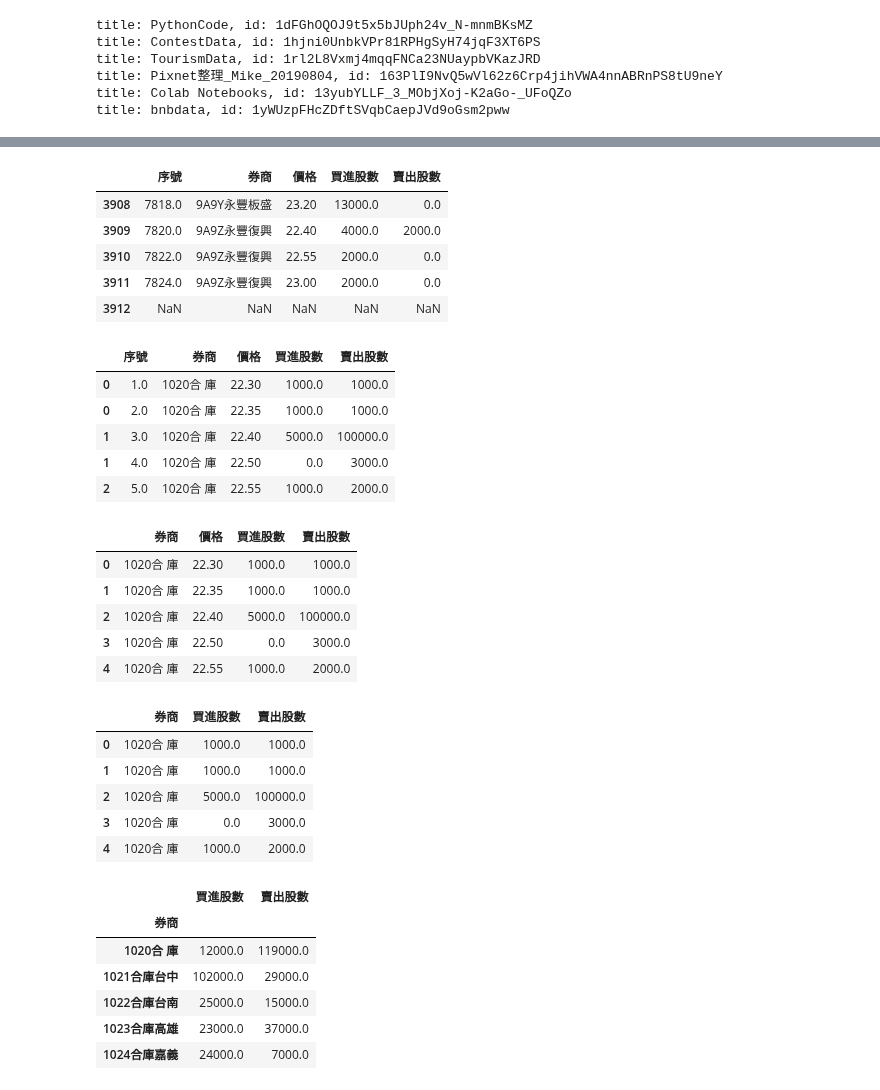
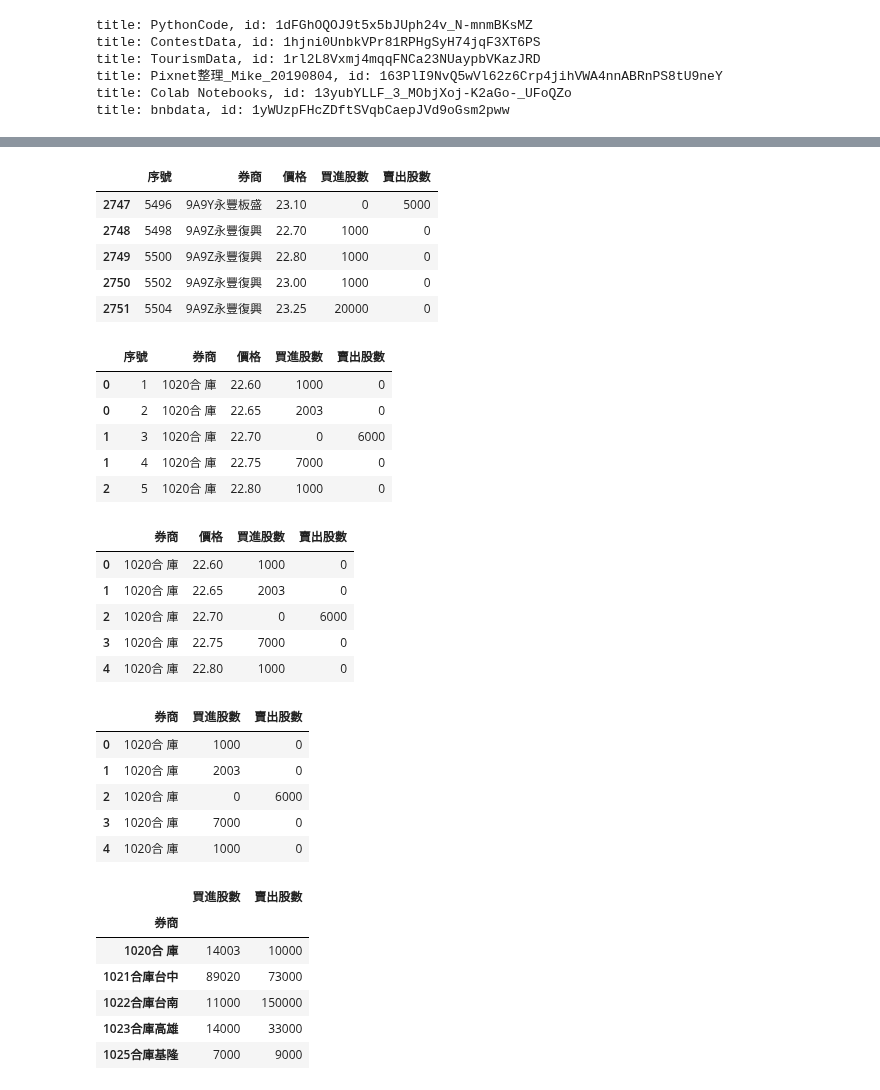
Before and after one commit to cwcheng0/practicepython, a Jupyter notebook: TaiwanStockCount.ipynb, the cells around one changed output, grey strips where cells are left out. Saved outputs shown, nothing was run; the diff lists cells and outputs as text; code cells hidden in the pictures.

```diff
--- a/TaiwanStockCount.ipynb
+++ b/TaiwanStockCount.ipynb
@@ -50,7 +50,7 @@ title: bnbdata, id: 1yWUzpFHcZDftSVqbCaepJVd9oGsm2pww
 # %%
 # Check first 5 rows in a file
 # from tabula import
-df = pd.read_csv(r'/content/gdrive/My Drive/ContestData/FinanceData/2353_20200811.csv',encoding='utf-8')
+df = pd.read_csv(r'/content/gdrive/My Drive/ContestData/FinanceData/2353_20200813.csv',encoding='utf-8')
 
 # delete first 2 rows
 # df.drop(1,0,inplace=True)
@@ -127,58 +127,58 @@ df3.head()
 df3.tail()
 # %% [output]
 |  | 序號 | 券商 | 價格 | 買進股數 | 賣出股數 |
-| 3908 | 7818.0 | 9A9Y永豐板盛 | 23.20 | 13000.0 | 0.0 |
-| 3909 | 7820.0 | 9A9Z永豐復興 | 22.40 | 4000.0 | 2000.0 |
-| 3910 | 7822.0 | 9A9Z永豐復興 | 22.55 | 2000.0 | 0.0 |
-| 3911 | 7824.0 | 9A9Z永豐復興 | 23.00 | 2000.0 | 0.0 |
-| 3912 | NaN | NaN | NaN | NaN | NaN |
+| 2747 | 5496 | 9A9Y永豐板盛 | 23.10 | 0 | 5000 |
+| 2748 | 5498 | 9A9Z永豐復興 | 22.70 | 1000 | 0 |
+| 2749 | 5500 | 9A9Z永豐復興 | 22.80 | 1000 | 0 |
+| 2750 | 5502 | 9A9Z永豐復興 | 23.00 | 1000 | 0 |
+| 2751 | 5504 | 9A9Z永豐復興 | 23.25 | 20000 | 0 |
 # %%
 # Sort data
 df4 = df3.sort_values(by=['序號'])
 df4.head()
 # %% [output]
 |  | 序號 | 券商 | 價格 | 買進股數 | 賣出股數 |
-| 0 | 1.0 | 1020合 庫 | 22.30 | 1000.0 | 1000.0 |
-| 0 | 2.0 | 1020合 庫 | 22.35 | 1000.0 | 1000.0 |
-| 1 | 3.0 | 1020合 庫 | 22.40 | 5000.0 | 100000.0 |
-| 1 | 4.0 | 1020合 庫 | 22.50 | 0.0 | 3000.0 |
-| 2 | 5.0 | 1020合 庫 | 22.55 | 1000.0 | 2000.0 |
+| 0 | 1 | 1020合 庫 | 22.60 | 1000 | 0 |
+| 0 | 2 | 1020合 庫 | 22.65 | 2003 | 0 |
+| 1 | 3 | 1020合 庫 | 22.70 | 0 | 6000 |
+| 1 | 4 | 1020合 庫 | 22.75 | 7000 | 0 |
+| 2 | 5 | 1020合 庫 | 22.80 | 1000 | 0 |
 # %%
 # reindex
 #df4.reset_index
-df4= df4.reset_index()
+df4 = df4.reset_index()
 df4 = df4.drop(df4.columns[[0,1]], axis=1)
 df4.head()
 # %% [output]
 |  | 券商 | 價格 | 買進股數 | 賣出股數 |
-| 0 | 1020合 庫 | 22.30 | 1000.0 | 1000.0 |
-| 1 | 1020合 庫 | 22.35 | 1000.0 | 1000.0 |
-| 2 | 1020合 庫 | 22.40 | 5000.0 | 100000.0 |
-| 3 | 1020合 庫 | 22.50 | 0.0 | 3000.0 |
-| 4 | 1020合 庫 | 22.55 | 1000.0 | 2000.0 |
+| 0 | 1020合 庫 | 22.60 | 1000 | 0 |
+| 1 | 1020合 庫 | 22.65 | 2003 | 0 |
+| 2 | 1020合 庫 | 22.70 | 0 | 6000 |
+| 3 | 1020合 庫 | 22.75 | 7000 | 0 |
+| 4 | 1020合 庫 | 22.80 | 1000 | 0 |
 # %%
 # delete price column
-df4 = df4.drop(df4.columns[[1]], axis=1)
-df4.head()
+df8 = df4.drop(df4.columns[[1]], axis=1)
+df8.head()
 # %% [output]
 |  | 券商 | 買進股數 | 賣出股數 |
-| 0 | 1020合 庫 | 1000.0 | 1000.0 |
-| 1 | 1020合 庫 | 1000.0 | 1000.0 |
-| 2 | 1020合 庫 | 5000.0 | 100000.0 |
-| 3 | 1020合 庫 | 0.0 | 3000.0 |
-| 4 | 1020合 庫 | 1000.0 | 2000.0 |
+| 0 | 1020合 庫 | 1000 | 0 |
+| 1 | 1020合 庫 | 2003 | 0 |
+| 2 | 1020合 庫 | 0 | 6000 |
+| 3 | 1020合 庫 | 7000 | 0 |
+| 4 | 1020合 庫 | 1000 | 0 |
 # %%
 # Sum of 2 columns
-df5 = df4.groupby(['券商']).agg({'買進股數':'sum','賣出股數':'sum'})
+df5 = df8.groupby(['券商']).agg({'買進股數':'sum','賣出股數':'sum'})
 df5.head()
 # %% [output]
 |  | 買進股數 | 賣出股數 |
 | 券商 |  |  |
-| 1020合 庫 | 12000.0 | 119000.0 |
-| 1021合庫台中 | 102000.0 | 29000.0 |
-| 1022合庫台南 | 25000.0 | 15000.0 |
-| 1023合庫高雄 | 23000.0 | 37000.0 |
-| 1024合庫嘉義 | 24000.0 | 7000.0 |
+| 1020合 庫 | 14003 | 10000 |
+| 1021合庫台中 | 89020 | 73000 |
+| 1022合庫台南 | 11000 | 150000 |
+| 1023合庫高雄 | 14000 | 33000 |
+| 1025合庫基隆 | 7000 | 9000 |
 # %%
 # Sub
 df5['差異']=df5['買進股數']-df5['賣出股數']
```
Also changed, not shown: parts of 12 cells of this notebook.
